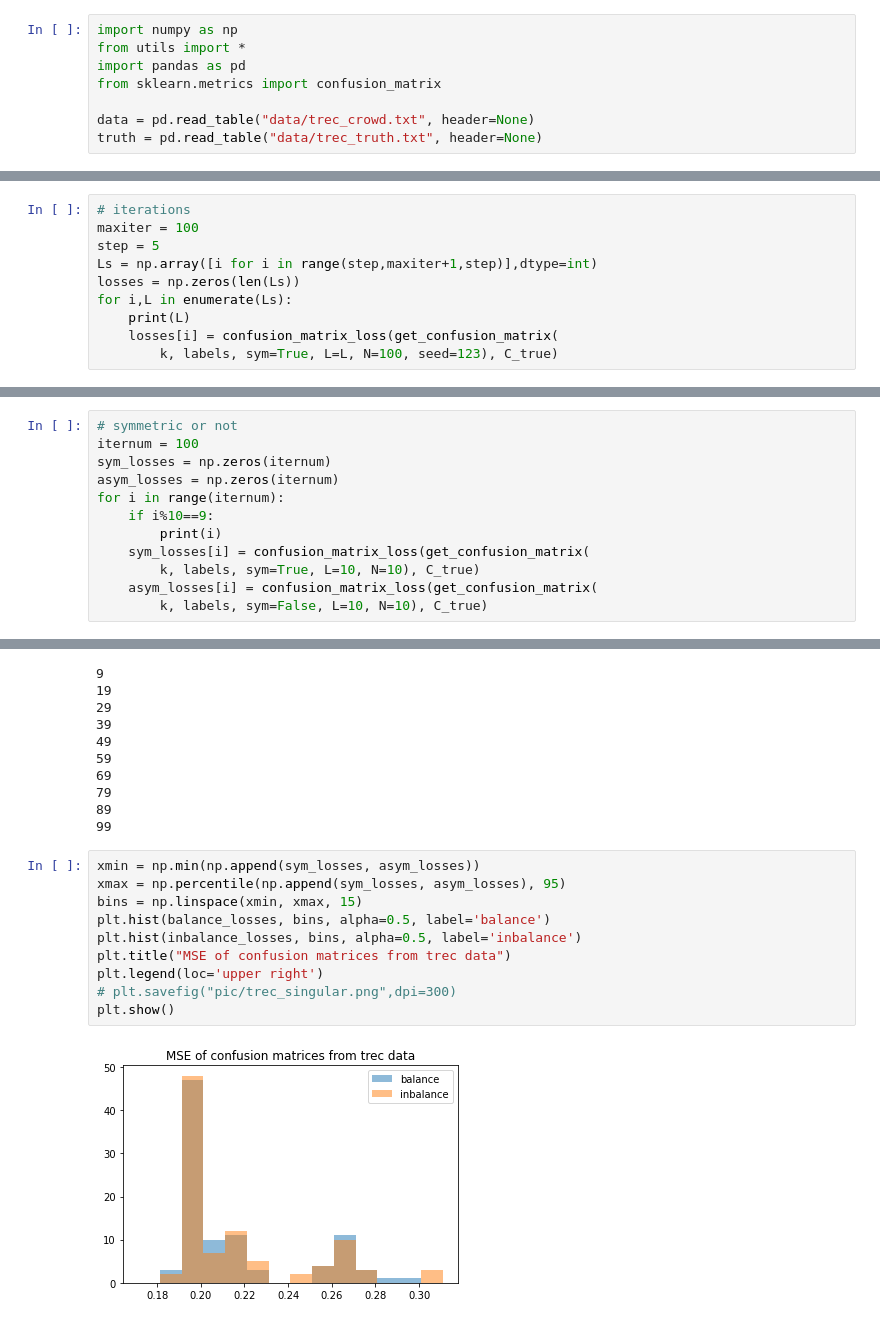
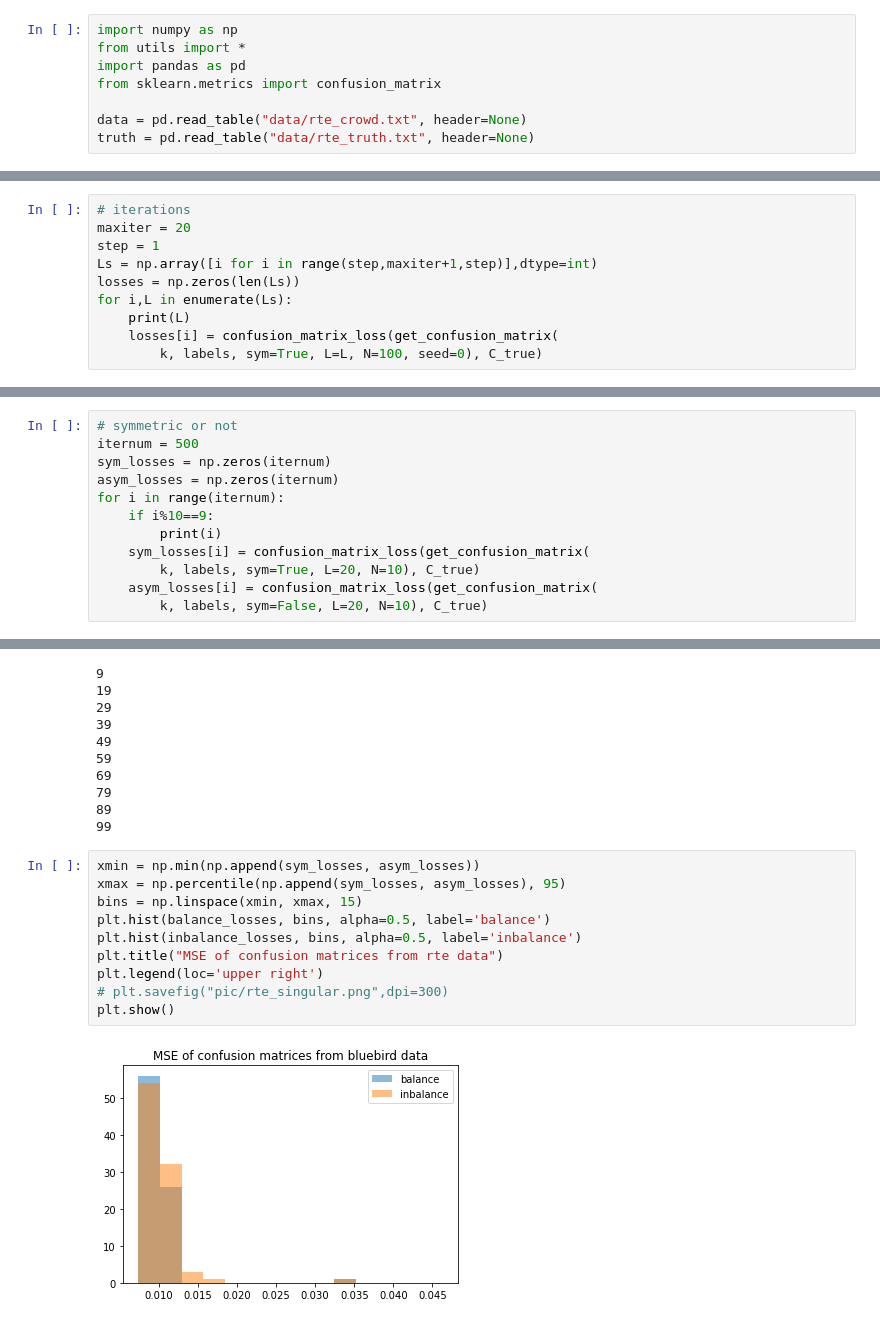
Before and after one commit to azurechen97/Spectral-methods-meet-EM, a Jupyter notebook: test3.ipynb, the cells around one changed output, grey strips where cells are left out. Cells and saved outputs as stored; diff of their text form.

```diff
--- a/test3.ipynb
+++ b/test3.ipynb
@@ -4,5 +4,5 @@ from utils import *
 import pandas as pd
 from sklearn.metrics import confusion_matrix
 
-data = pd.read_table("data/trec_crowd.txt", header=None)
-truth = pd.read_table("data/trec_truth.txt", header=None)
+data = pd.read_table("data/rte_crowd.txt", header=None)
+truth = pd.read_table("data/rte_truth.txt", header=None)
@@ -208,11 +217,11 @@ confusion_matrix_loss(get_confusion_matrix2(
 # %%
 # iterations
-maxiter = 100
-step = 5
+maxiter = 20
+step = 1
 Ls = np.array([i for i in range(step,maxiter+1,step)],dtype=int)
 losses = np.zeros(len(Ls))
 for i,L in enumerate(Ls):
     print(L)
     losses[i] = confusion_matrix_loss(get_confusion_matrix(
-        k, labels, sym=True, L=L, N=100, seed=123), C_true)
+        k, labels, sym=True, L=L, N=100, seed=0), C_true)
 # %% [output]
@@ -281,15 +290,15 @@ array([0.19370056, 0.19370273, 0.19370275, 0.19370275, 0.19370275,
 # %%
 # symmetric or not
-iternum = 100
+iternum = 500
 sym_losses = np.zeros(iternum)
 asym_losses = np.zeros(iternum)
 for i in range(iternum):
     if i%10==9:
         print(i)
     sym_losses[i] = confusion_matrix_loss(get_confusion_matrix(
-        k, labels, sym=True, L=10, N=10), C_true)
+        k, labels, sym=True, L=20, N=10), C_true)
     asym_losses[i] = confusion_matrix_loss(get_confusion_matrix(
-        k, labels, sym=False, L=10, N=10), C_true)
+        k, labels, sym=False, L=20, N=10), C_true)
 # %% [output]
 9
 19
@@ -400,15 +416,15 @@ for i in range(iternum):
 # %%
 xmin = np.min(np.append(sym_losses, asym_losses))
 xmax = np.percentile(np.append(sym_losses, asym_losses), 95)
 bins = np.linspace(xmin, xmax, 15)
 plt.hist(balance_losses, bins, alpha=0.5, label='balance')
 plt.hist(inbalance_losses, bins, alpha=0.5, label='inbalance')
-plt.title("MSE of confusion matrices from trec data")
+plt.title("MSE of confusion matrices from rte data")
 plt.legend(loc='upper right')
-# plt.savefig("pic/trec_singular.png",dpi=300)
+# plt.savefig("pic/rte_singular.png",dpi=300)
 plt.show()
 # %% [output]
-[figure, old version]
+[figure, new version]
 # %%
 np.max(balance_losses)
 # %% [output]
```
Also changed, not shown: parts of 32 cells of this notebook, 4 other files.
